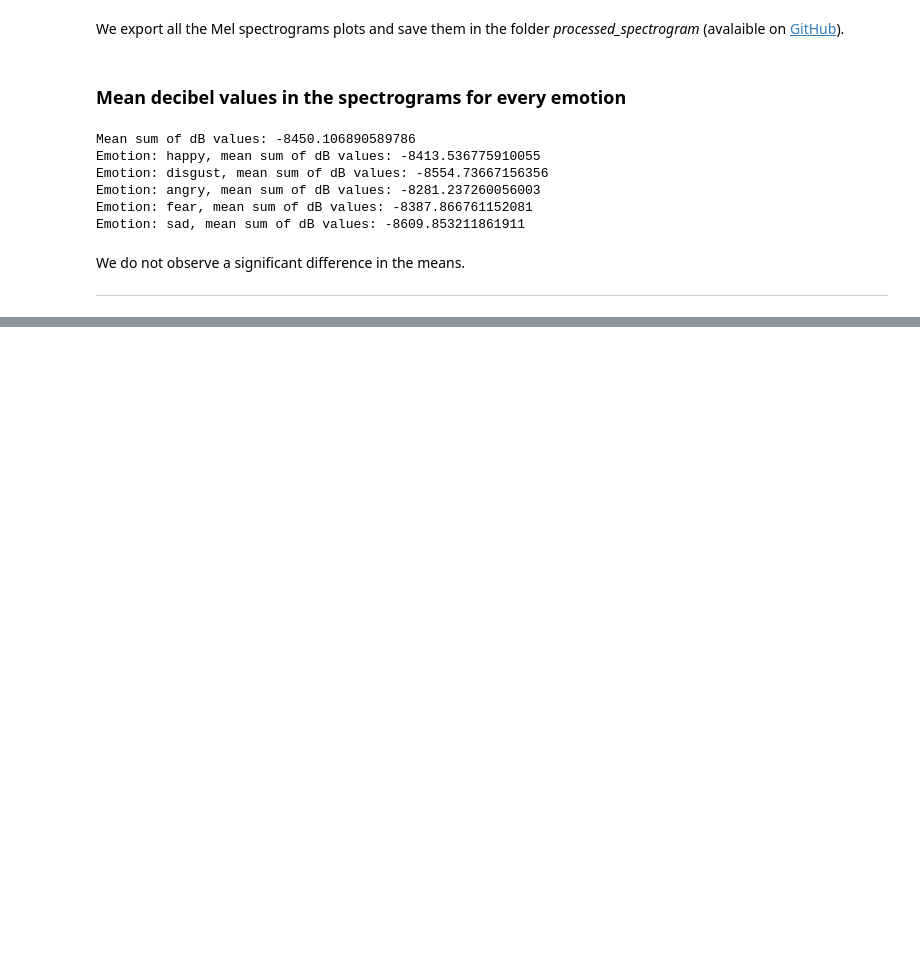
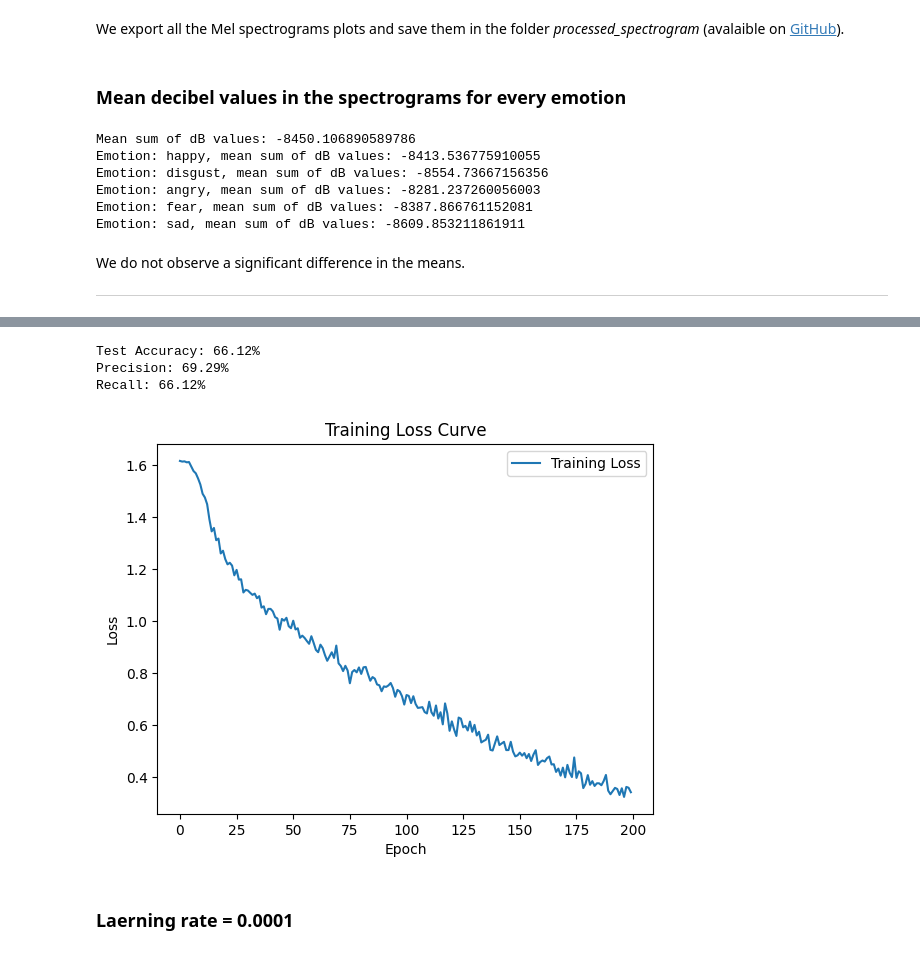
Before and after one commit to SigurdST/emotion_recognition, a Jupyter notebook: notebook.ipynb, the cells around one changed output, grey strips where cells are left out. Saved outputs shown, nothing was run; the diff lists cells and outputs as text; code cells hidden in the pictures; blank space fills up the shorter version.

```diff
--- a/notebook.ipynb
+++ b/notebook.ipynb
@@ -465,6 +323,0 @@ Test Accuracy: 59.50%
-# %%
-for inputs, targets in test_loader:
-            outputs = model(inputs)
-            _, predicted = torch.max(outputs, 1)
-            print(targets)
-            print(predicted)
@@ -498,0 +493,31 @@ plt.show()
+# %%
+# Create the data loaders with a batch size of 1
+train_loader = DataLoader(train_dataset, batch_size=1, shuffle=True)
+test_loader = DataLoader(test_dataset, batch_size=1, shuffle=False)
+
+# CNN model with 3 layers
+class EmotionCNN3lay(nn.Module):
+    def __init__(self, num_classes):
+        super(EmotionCNN3lay, self).__init__()
+        self.conv1 = nn.Conv2d(1, 16, kernel_size=3, stride=1, padding=1)
+        self.conv2 = nn.Conv2d(16, 32, kernel_size=3, stride=1, padding=1)
+        self.conv3 = nn.Conv2d(32, 64, kernel_size=3, stride=1, padding=1)
+        self.pool = nn.AdaptiveAvgPool2d((1, 1))
+        self.fc = nn.Linear(64, num_classes)
+        self.dropout = nn.Dropout(0.25)
+
+    def forward(self, x):
+        x = F.relu(self.conv1(x))
+        x = F.max_pool2d(x, 2)
+        x = F.relu(self.conv2(x))
+        x = F.max_pool2d(x, 2)
+        x = F.relu(self.conv3(x))
+        x = self.pool(x)
+        x = torch.flatten(x, 1)
+        x = self.dropout(x)
+        x = self.fc(x)
+        return x
+
+# Initialize the model
+num_classes = len(label_encoder.classes_)
+model_bs1_3lay = EmotionCNN3lay(num_classes=num_classes)
@@ -498,0 +526,2 @@ plt.show()
+# %%
+train_losses = train_model(model_bs1_3lay, train_loader, 0.001, 200)
@@ -498,0 +546,9 @@ plt.show()
+# %%
+eval_and_plot(model_bs1_3lay, test_loader, train_losses)
+# %% [output]
+Test Accuracy: 66.12%
+Precision: 69.29%
+Recall: 66.12%
+[figure, added]
+# %% [markdown]
+### Laerning rate = 0.0001
```
Also changed, not shown: parts of 54 cells of this notebook, 1 other file.
